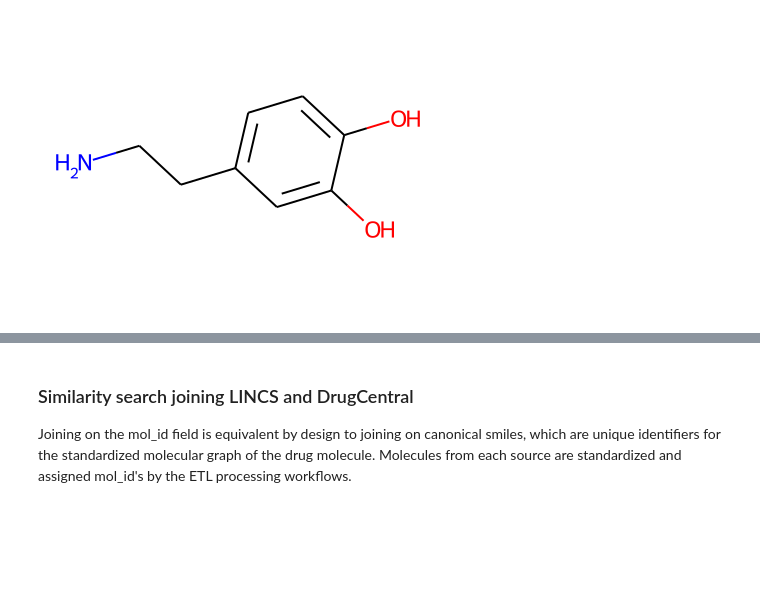
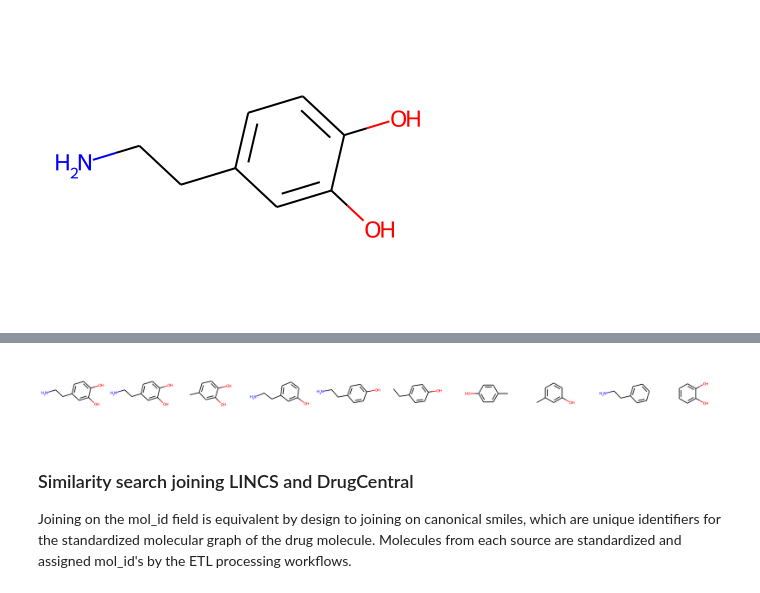
Before and after one commit to unmtransinfo/CFChemDb, a Jupyter notebook: notebooks/CFChemDb_RDKit_Colaboratory_Demo.ipynb, the cells around one changed output, grey strips where cells are left out. Cells and saved outputs as stored; diff of their text form; code cells hidden in the pictures; blank space fills up the shorter version.

```diff
--- a/notebooks/CFChemDb_RDKit_Colaboratory_Demo.ipynb
+++ b/notebooks/CFChemDb_RDKit_Colaboratory_Demo.ipynb
@@ -203,0 +216,3 @@ Draw.MolsToGridImage([Chem.MolFromSmiles(smi) for smi in sub_results["smiles"]],
+# %%
+sub_results = pd.read_sql(f"SELECT id, name, cansmi AS smiles FROM mols WHERE molecule <@ '{query_smiles}' ORDER BY LENGTH(cansmi) DESC LIMIT 10", dbcon)
+sub_results
@@ -204,3 +231,7 @@ Draw.MolsToGridImage([Chem.MolFromSmiles(smi) for smi in sub_results["smiles"]],
+# %%
+Draw.MolsToGridImage([Chem.MolFromSmiles(smi) for smi in sub_results["smiles"]], molsPerRow=10)
+# %% [output]
+[figure, added]
 # %% [markdown]
 ### Similarity search joining LINCS and DrugCentral
 Joining on the mol_id field is equivalent by design to joining on canonical smiles, which are unique identifiers for the standardized molecular graph of the drug molecule. Molecules from each source are standardized and assigned mol_id's by the ETL processing workflows.
```
Also changed, not shown: parts of 13 cells of this notebook.
